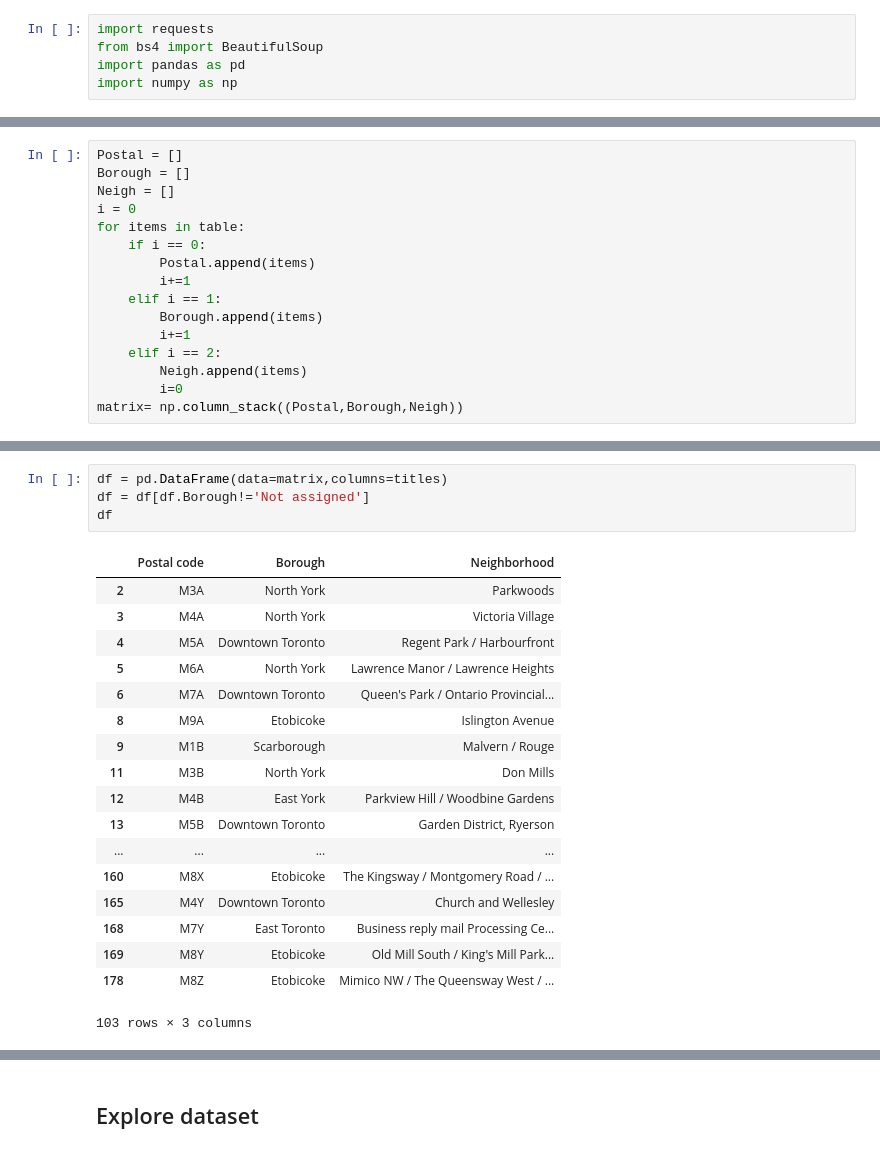
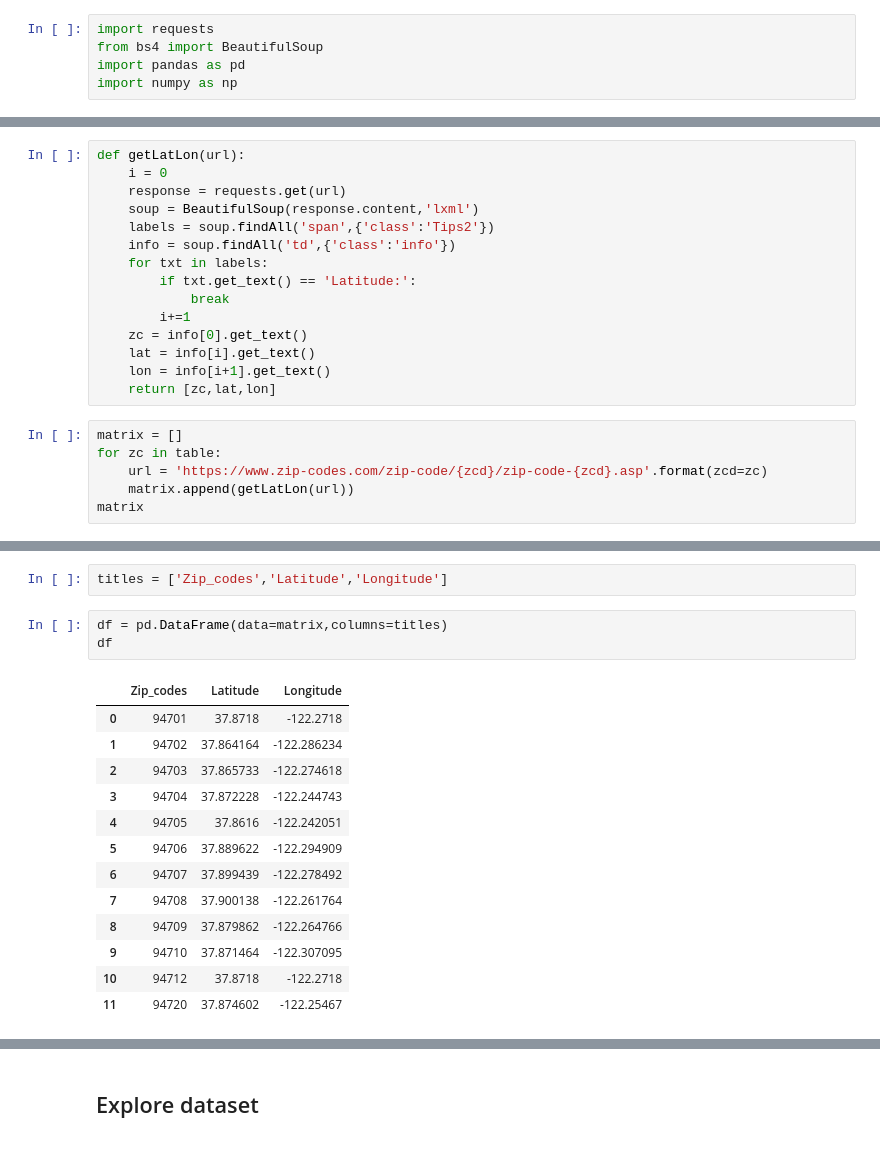
Before and after one commit to facamposv19/Datasciencecapstone, a Jupyter notebook: Coursera Data capstone.ipynb, the cells around one changed output, grey strips where cells are left out. Drawn from its saved outputs; the diff is of its cells as text.

```diff
--- a/Coursera Data capstone.ipynb
+++ b/Coursera Data capstone.ipynb
@@ -24,16 +33,0 @@ for txt in d:
-# %%
-Postal = []
-Borough = []
-Neigh = []
-i = 0
-for items in table:
-    if i == 0:
-        Postal.append(items)
-        i+=1
-    elif i == 1:
-        Borough.append(items)
-        i+=1
-    elif i == 2:
-        Neigh.append(items)
-        i=0
-matrix= np.column_stack((Postal,Borough,Neigh))
@@ -43,0 +34,21 @@ titles
+# %%
+def getLatLon(url):
+    i = 0
+    response = requests.get(url)
+    soup = BeautifulSoup(response.content,'lxml')
+    labels = soup.findAll('span',{'class':'Tips2'})
+    info = soup.findAll('td',{'class':'info'})
+    for txt in labels:
+        if txt.get_text() == 'Latitude:':
+            break
+        i+=1
+    zc = info[0].get_text()
+    lat = info[i].get_text()
+    lon = info[i+1].get_text()
+    return [zc,lat,lon]
+# %%
+matrix = []
+for zc in table:
+    url = 'https://www.zip-codes.com/zip-code/{zcd}/zip-code-{zcd}.asp'.format(zcd=zc)
+    matrix.append(getLatLon(url))
+matrix
@@ -44,23 +68,19 @@ titles
+# %%
+titles = ['Zip_codes','Latitude','Longitude']
 # %%
 df = pd.DataFrame(data=matrix,columns=titles)
-df = df[df.Borough!='Not assigned']
 df
 # %% [output]
-|  | Postal code | Borough | Neighborhood |
-| 2 | M3A | North York | Parkwoods |
-| 3 | M4A | North York | Victoria Village |
-| 4 | M5A | Downtown Toronto | Regent Park / Harbourfront |
-| 5 | M6A | North York | Lawrence Manor / Lawrence Heights |
-| 6 | M7A | Downtown Toronto | Queen's Park / Ontario Provincial... |
-| 8 | M9A | Etobicoke | Islington Avenue |
-| 9 | M1B | Scarborough | Malvern / Rouge |
-| 11 | M3B | North York | Don Mills |
-| 12 | M4B | East York | Parkview Hill / Woodbine Gardens |
-| 13 | M5B | Downtown Toronto | Garden District, Ryerson |
-| ... | ... | ... | ... |
-| 160 | M8X | Etobicoke | The Kingsway / Montgomery Road / ... |
-| 165 | M4Y | Downtown Toronto | Church and Wellesley |
-| 168 | M7Y | East Toronto | Business reply mail Processing Ce... |
-| 169 | M8Y | Etobicoke | Old Mill South / King's Mill Park... |
-| 178 | M8Z | Etobicoke | Mimico NW / The Queensway West / ... |
+|  | Zip_codes | Latitude | Longitude |
+| 0 | 94701 | 37.8718 | -122.2718 |
+| 1 | 94702 | 37.864164 | -122.286234 |
+| 2 | 94703 | 37.865733 | -122.274618 |
+| 3 | 94704 | 37.872228 | -122.244743 |
+| 4 | 94705 | 37.8616 | -122.242051 |
+| 5 | 94706 | 37.889622 | -122.294909 |
+| 6 | 94707 | 37.899439 | -122.278492 |
+| 7 | 94708 | 37.900138 | -122.261764 |
+| 8 | 94709 | 37.879862 | -122.264766 |
+| 9 | 94710 | 37.871464 | -122.307095 |
+| 10 | 94712 | 37.8718 | -122.2718 |
+| 11 | 94720 | 37.874602 | -122.25467 |
-103 rows × 3 columns
```
Also changed, not shown: parts of 26 cells of this notebook, 1 other file.
